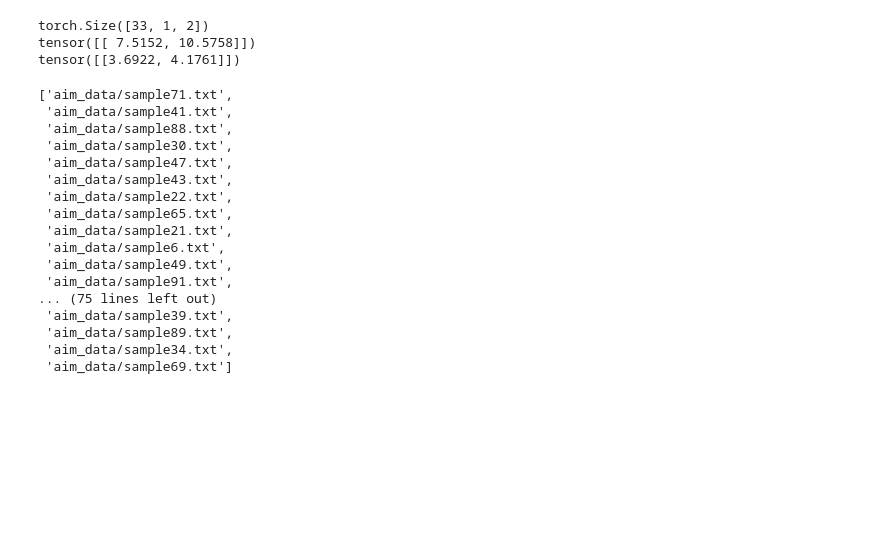
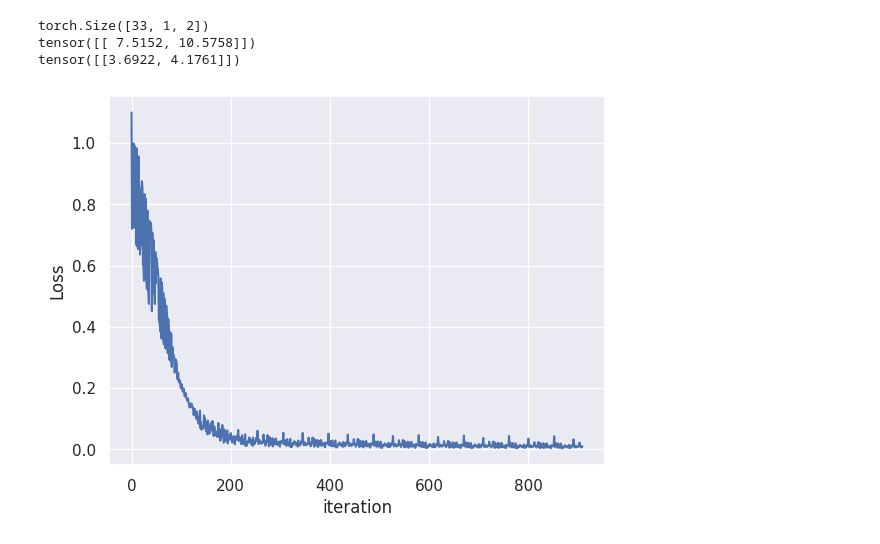
Before and after one commit to FreshMedlar/MouseTracker, a Jupyter notebook: modello.ipynb, the cells around one changed output. Cells and saved outputs as stored; diff of their text form; code cells hidden in the pictures; blank space fills up the shorter version.

Commit message:
modello tutto sbagliato,aggiunto mousePlotWithList

```diff
--- a/modello.ipynb
+++ b/modello.ipynb
@@ -51,34 +58,69 @@ folder = "aim_data"
 
 file_paths = glob.glob(folder + '/*')
 
+def numbers(s):
+    return int(s.split(".")[0][15:])
+
+file_paths.sort(key=numbers)
+
+sequences = []
 for file_path in file_paths:
-    filename = os.path.basename(file_path)
+    if file_path == "aim_data/sample1.txt":
+        testing = True
+    else:
+        testing = False
 
     data = []
-    with open(filename) as f:
+    with open(file_path) as f:
         reader = csv.reader(f)
         next(reader)
         for row in reader:
+            if testing:
+                print(row)
             x = float(row[1])
             y = float(row[2])
             data.append([x,y])
 
     tensor = torch.FloatTensor(data)[:,None,:]
+
+    mu = tensor.mean(dim=0)
+    if testing:
+        print(mu)
+    std = tensor.std(dim=0)
+    if testing:
+        print(std)
+    if testing:
+        print((tensor-mu)/std)
+    sequences.append((tensor-mu)/std)
+    if testing:
+        print(((sequences[-1])*std)+mu)
-# %% [output]
-['aim_data/sample71.txt',
- 'aim_data/sample41.txt',
- 'aim_data/sample88.txt',
- 'aim_data/sample30.txt',
- 'aim_data/sample47.txt',
- 'aim_data/sample43.txt',
- 'aim_data/sample22.txt',
- 'aim_data/sample65.txt',
- 'aim_data/sample21.txt',
- 'aim_data/sample6.txt',
- 'aim_data/sample49.txt',
- 'aim_data/sample91.txt',
-... (75 lines left out)
- 'aim_data/sample39.txt',
- 'aim_data/sample89.txt',
- 'aim_data/sample34.txt',
- 'aim_data/sample69.txt']
+# %%
+def custom_loss(pred, actual):
+    diff = torch.pow(pred - actual, 2)
+    mean_diff = torch.mean(diff)
+    return mean_diff
+# %%
+in_d = 2
+out_d = in_d
+hidden_d = 8
+num_hidden = 1
+rnn = MyRnn(in_d, out_d, hidden_d, num_hidden)
+loss = []
+criterion = custom_loss
+# criterion = nn.MSELoss()
+opt = torch.optim.SGD(rnn.parameters(), lr=0.01)
+n_epochs = 10
+for e in trange(n_epochs):
+  for s in sequences:
+    pred, _ = rnn(s[:-1,...], torch.zeros(num_hidden, 1, hidden_d, dtype=torch.float))  # predict next step, init hidden state to zero at the begining of the sequence
+    err = criterion(pred, s[1:, ...])  # predict next step for each step
+    opt.zero_grad()
+    err.backward()
+    opt.step()
+    loss.append(err.item())
+plt.plot(loss)
+plt.ylabel('Loss')
+plt.xlabel('iteration')
+plt.show()
+# %% [output]
+[figure, added]
```
Also changed, not shown: parts of 5 cells of this notebook, 2 other files.
